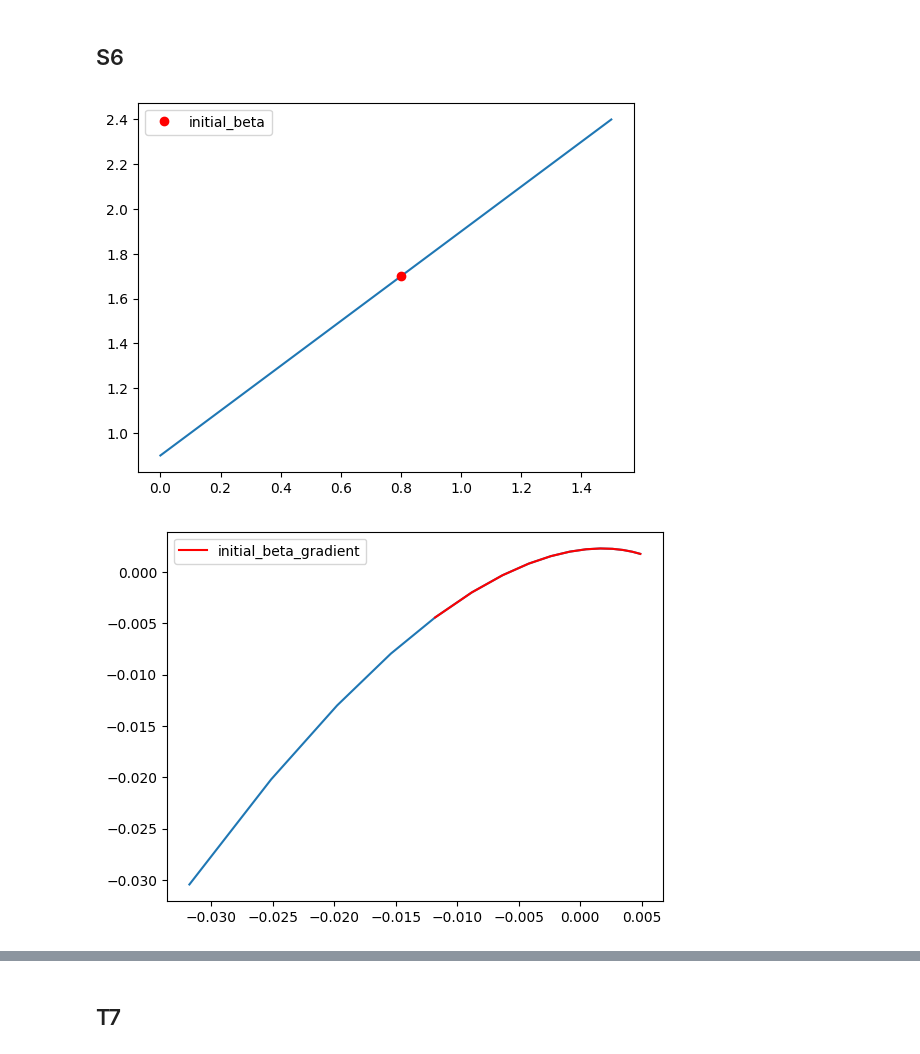
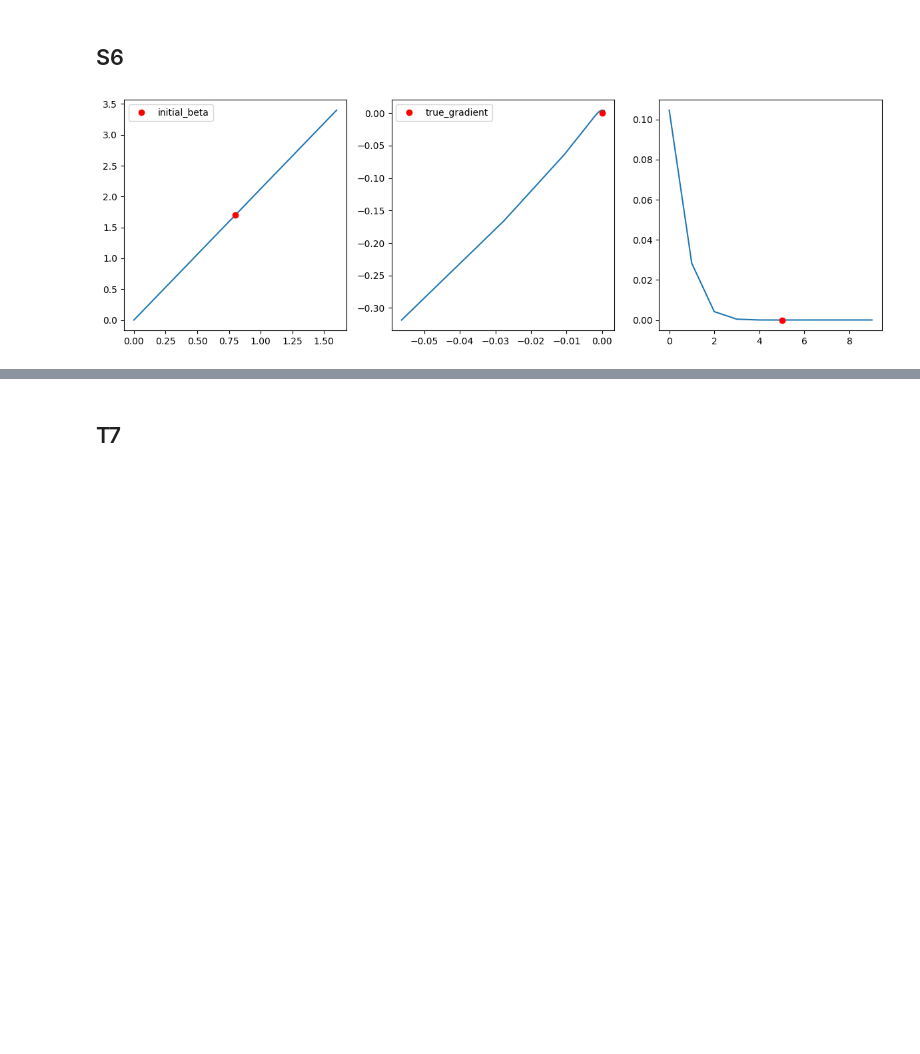
Before and after one commit to isaigordeev/Regressions, a Jupyter notebook: IsaiGordeev_ZhichengHui_Régressions.ipynb, the cells around one changed output, grey strips where cells are left out. Saved outputs shown, nothing was run; the diff lists cells and outputs as text; code cells hidden in the pictures; blank space fills up the shorter version.

```diff
--- a/IsaiGordeev_ZhichengHui_Régressions.ipynb
+++ b/IsaiGordeev_ZhichengHui_Régressions.ipynb
@@ -340,7 +368,8 @@ def generator_noisy_non_linear(parameters:tuple, n, sigma):
 
     return x, f(parameters, x) + eps, eps
 # %%
-dataset = generator_noisy_non_linear((0.8, 1.7), 200, 0.1)
+initial_params = (0.8, 1.7)
+dataset = generator_noisy_non_linear(initial_params, 200, 0.1)
 plt.plot(dataset[0], dataset[1], 'x')
 plt.scatter(dataset[0], f((0.8, 1.7), dataset[0]))
 # %% [output]
@@ -377,12 +406,12 @@ def loss_function(parameters:tuple, x, y):
     return ans / len(x)
 # %%
 n = 100
-params = np.array([np.array([0.8 + 10/x, 1.7 + 1/x]) for x in range(1, n)])
+params_0 = np.array([np.array([initial_params[0] + 10/x, initial_params[1] + 1/x]) for x in range(1, n)])
 losses_values = np.zeros(n)
 i = 0
 
-for x in range(len(params)):
-    losses_values[i] = loss_function(params[i], dataset[0], dataset[1])
+for x in range(len(params_0)):
+    losses_values[i] = loss_function(params_0[i], dataset[0], dataset[1])
     i+=1
 
 plt.plot(losses_values[:i])
@@ -416,25 +446,34 @@ def m_gradient(parameters, dataset, m, replace=False):
 
     return ans / m, random_indices
 # %%
-params_0 = np.expand_dims(np.arange(0,1.6, 0.1), axis=0)
-params_1 = np.expand_dims(np.arange(0.9,2.5, 0.1), axis=0)
+number_of_params = 10
+param_0 = np.expand_dims(np.linspace(0,2*initial_params[0], number_of_params), axis=0)
+param_1 = np.expand_dims(np.linspace(0,2*initial_params[1], number_of_params), axis=0)
 
-params = np.concatenate((params_0, params_1), axis=0)
+params = np.concatenate((param_0, param_1), axis=0)
 params = np.transpose(params)
 m_grads = np.zeros_like(params)
 
 for x in range(len(m_grads)):
     m_grads[x] = m_gradient(params[x], dataset, 200)[0]
 
-plt.plot(params[:, 0], params[:, 1])
-plt.plot(0.8, 1.7, 'o', color='red', label='initial_beta')
-plt.legend()
+
+fig, axs = plt.subplots(1, 3,figsize=(12, 4))
+
+
+axs[0].plot(params[:, 0], params[:, 1])
+axs[0].plot(initial_params[0], initial_params[1], 'o', color='red', label='initial_beta')
+axs[0].legend()
+
+axs[1].plot(m_grads[:, 0], m_grads[:, 1])
+axs[1].plot(0, 0, 'ro', label='true_gradient')
+axs[1].legend()
+
+axs[2].plot(range(len(m_grads[:, 0])), m_grads[:, 0]**2 + m_grads[:, 1]**2)
+axs[2].plot(number_of_params//2, 0, 'o',color='red', label='initial_parameters')
+axs[1].legend()
+
+fig.tight_layout()
 plt.show()
-
-plt.plot(m_grads[:, 0], m_grads[:, 1])
-plt.plot(m_grads[:, 0][4:], m_grads[:, 1][4:], color='red', label='initial_beta_gradient')
-plt.legend()
-plt.show()
 # %% [output]
-[figure, old version]
+[figure, new version]
-[figure, removed]
```
Also changed, not shown: parts of 12 cells of this notebook, 1 other file.
